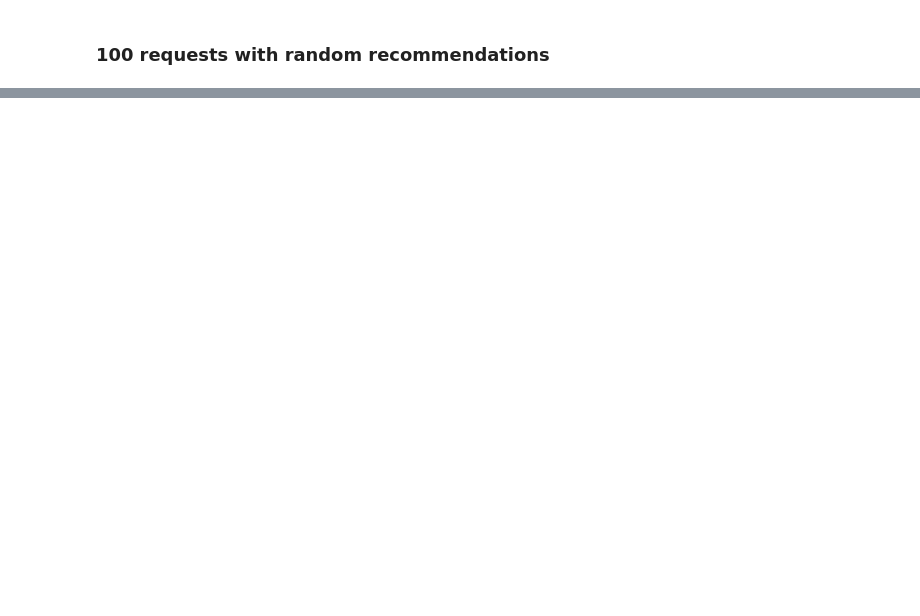
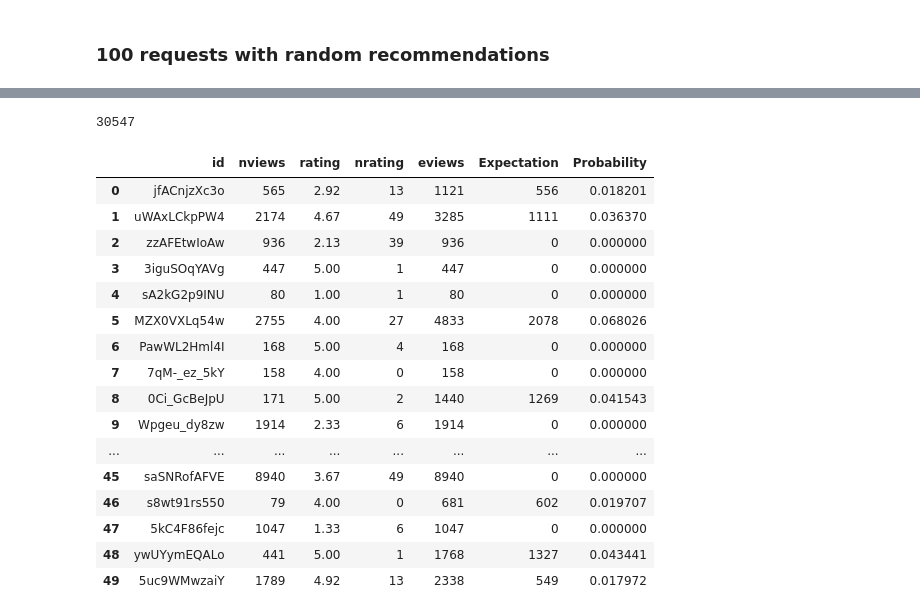
Before and after one commit to SubhankarGhosh/NetworkX, a Jupyter notebook: Paper.ipynb, the cells around one changed output, grey strips where cells are left out. Drawn from its saved outputs; the diff is of its cells as text; code cells hidden in the pictures; blank space fills up the shorter version.

```diff
--- a/Paper.ipynb
+++ b/Paper.ipynb
@@ -712,0 +699,2 @@ df.tail()
+# %%
+pdf = rdf = df
@@ -712,0 +710,2 @@ df.tail()
+# %%
+pdf['Expectation'] = pdf['eviews'] - pdf['nviews']
@@ -712,0 +732,26 @@ df.tail()
+# %%
+expSum = pdf['Expectation'].sum()
+print(expSum)
+# %% [output]
+30547
+# %%
+pdf['Probability'] = pdf['Expectation']/float(expSum)
+pdf
+# %% [output]
+|  | id | nviews | rating | nrating | eviews | Expectation | Probability |
+| 0 | jfACnjzXc3o | 565 | 2.92 | 13 | 1121 | 556 | 0.018201 |
+| 1 | uWAxLCkpPW4 | 2174 | 4.67 | 49 | 3285 | 1111 | 0.036370 |
+| 2 | zzAFEtwIoAw | 936 | 2.13 | 39 | 936 | 0 | 0.000000 |
+| 3 | 3iguSOqYAVg | 447 | 5.00 | 1 | 447 | 0 | 0.000000 |
+| 4 | sA2kG2p9INU | 80 | 1.00 | 1 | 80 | 0 | 0.000000 |
+| 5 | MZX0VXLq54w | 2755 | 4.00 | 27 | 4833 | 2078 | 0.068026 |
+| 6 | PawWL2Hml4I | 168 | 5.00 | 4 | 168 | 0 | 0.000000 |
+| 7 | 7qM-_ez_5kY | 158 | 4.00 | 0 | 158 | 0 | 0.000000 |
+| 8 | 0Ci_GcBeJpU | 171 | 5.00 | 2 | 1440 | 1269 | 0.041543 |
+| 9 | Wpgeu_dy8zw | 1914 | 2.33 | 6 | 1914 | 0 | 0.000000 |
+| ... | ... | ... | ... | ... | ... | ... | ... |
+| 45 | saSNRofAFVE | 8940 | 3.67 | 49 | 8940 | 0 | 0.000000 |
+| 46 | s8wt91rs550 | 79 | 4.00 | 0 | 681 | 602 | 0.019707 |
+| 47 | 5kC4F86fejc | 1047 | 1.33 | 6 | 1047 | 0 | 0.000000 |
+| 48 | ywUYymEQALo | 441 | 5.00 | 1 | 1768 | 1327 | 0.043441 |
+| 49 | 5uc9WMwzaiY | 1789 | 4.92 | 13 | 2338 | 549 | 0.017972 |
```
Also changed, not shown: parts of 18 cells of this notebook.
